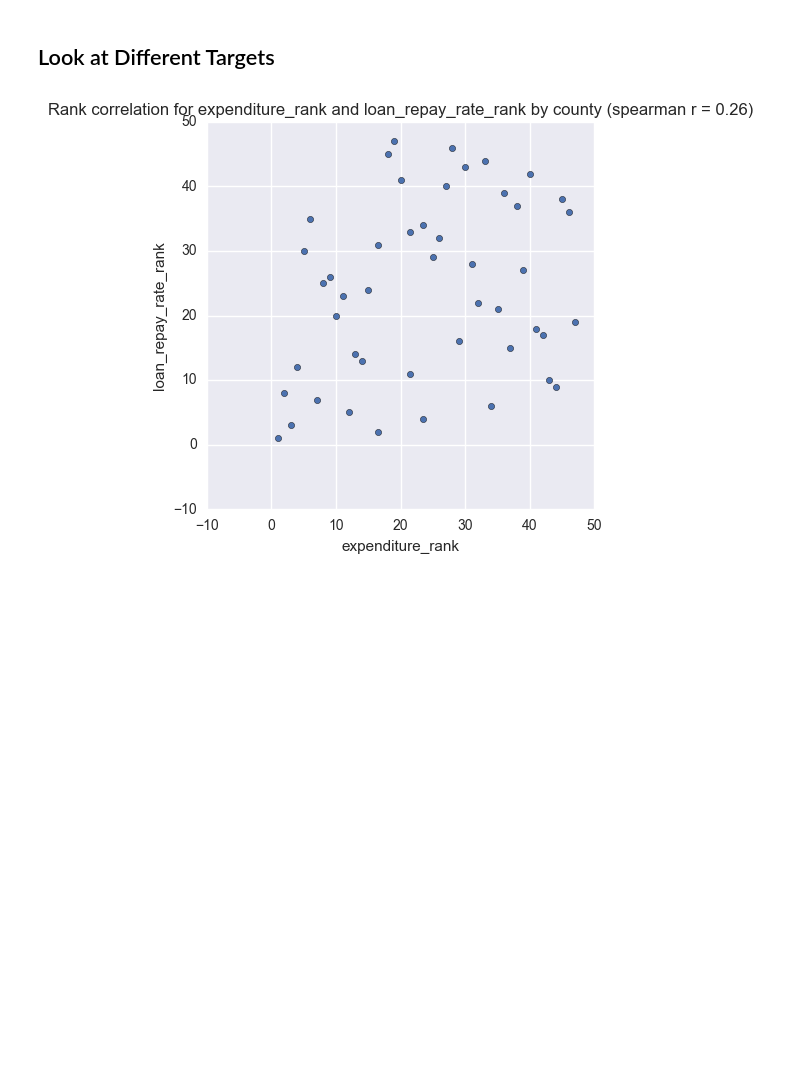
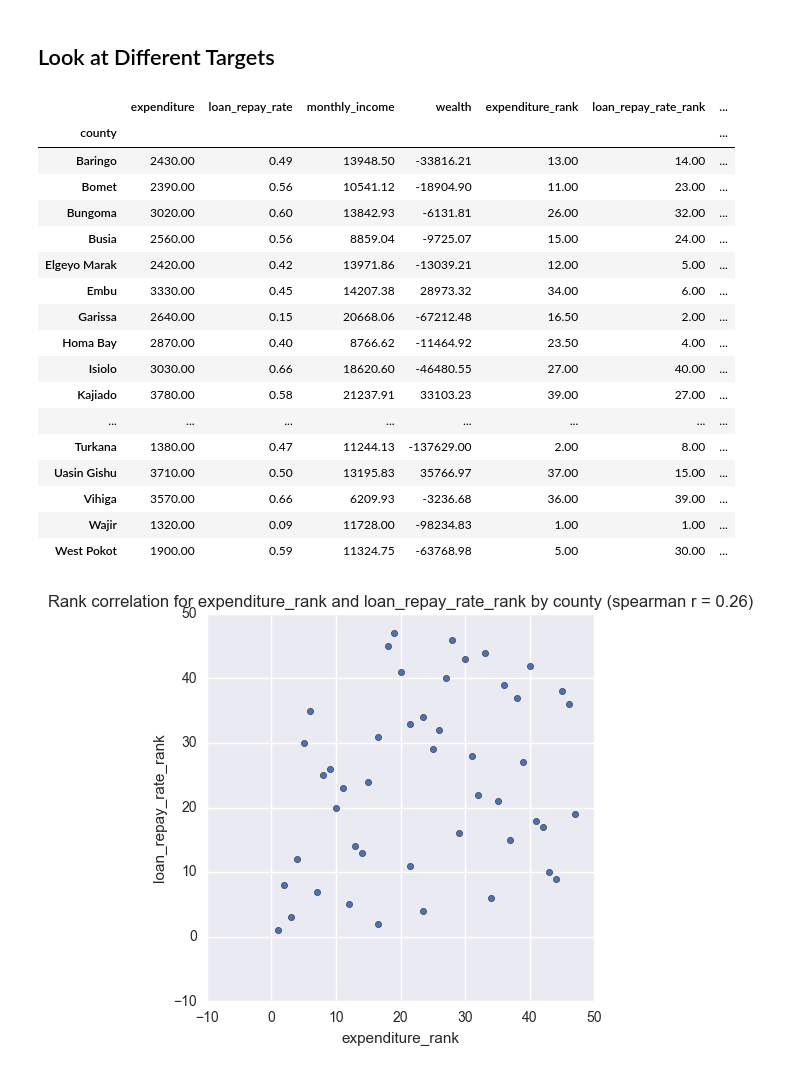
Before and after one commit to impactlab/farmdrive, a Jupyter notebook: notebooks/1.0-pjb-explore-target-variables-county.ipynb, the cells around one changed output. Drawn from its saved outputs; the diff is of its cells as text; code cells hidden in the pictures; blank space fills up the shorter version.

Commit message:
Target variable minor updates

```diff
--- a/notebooks/1.0-pjb-explore-target-variables-county.ipynb
+++ b/notebooks/1.0-pjb-explore-target-variables-county.ipynb
@@ -210,6 +210,27 @@ monthly_income_by_county.plot.hist()
 [figure]
 # %% [markdown]
 ## Look at Different Targets
+# %%
+targets
+# %% [output]
+|  | expenditure | loan_repay_rate | monthly_income | wealth | expenditure_rank | loan_repay_rate_rank | ... |
+| county |  |  |  |  |  |  | ... |
+| Baringo | 2430.00 | 0.49 | 13948.50 | -33816.21 | 13.00 | 14.00 | ... |
+| Bomet | 2390.00 | 0.56 | 10541.12 | -18904.90 | 11.00 | 23.00 | ... |
+| Bungoma | 3020.00 | 0.60 | 13842.93 | -6131.81 | 26.00 | 32.00 | ... |
+| Busia | 2560.00 | 0.56 | 8859.04 | -9725.07 | 15.00 | 24.00 | ... |
+| Elgeyo Marak | 2420.00 | 0.42 | 13971.86 | -13039.21 | 12.00 | 5.00 | ... |
+| Embu | 3330.00 | 0.45 | 14207.38 | 28973.32 | 34.00 | 6.00 | ... |
+| Garissa | 2640.00 | 0.15 | 20668.06 | -67212.48 | 16.50 | 2.00 | ... |
+| Homa Bay | 2870.00 | 0.40 | 8766.62 | -11464.92 | 23.50 | 4.00 | ... |
+| Isiolo | 3030.00 | 0.66 | 18620.60 | -46480.55 | 27.00 | 40.00 | ... |
+| Kajiado | 3780.00 | 0.58 | 21237.91 | 33103.23 | 39.00 | 27.00 | ... |
+| ... | ... | ... | ... | ... | ... | ... | ... |
+| Turkana | 1380.00 | 0.47 | 11244.13 | -137629.00 | 2.00 | 8.00 | ... |
+| Uasin Gishu | 3710.00 | 0.50 | 13195.83 | 35766.97 | 37.00 | 15.00 | ... |
+| Vihiga | 3570.00 | 0.66 | 6209.93 | -3236.68 | 36.00 | 39.00 | ... |
+| Wajir | 1320.00 | 0.09 | 11728.00 | -98234.83 | 1.00 | 1.00 | ... |
+| West Pokot | 1900.00 | 0.59 | 11324.75 | -63768.98 | 5.00 | 30.00 | ... |
 # %%
 # sort so counties are all in the same order
 difficulty_by_county.sort_index(inplace=True)
```
Also changed, not shown: parts of 1 cell of this notebook.
